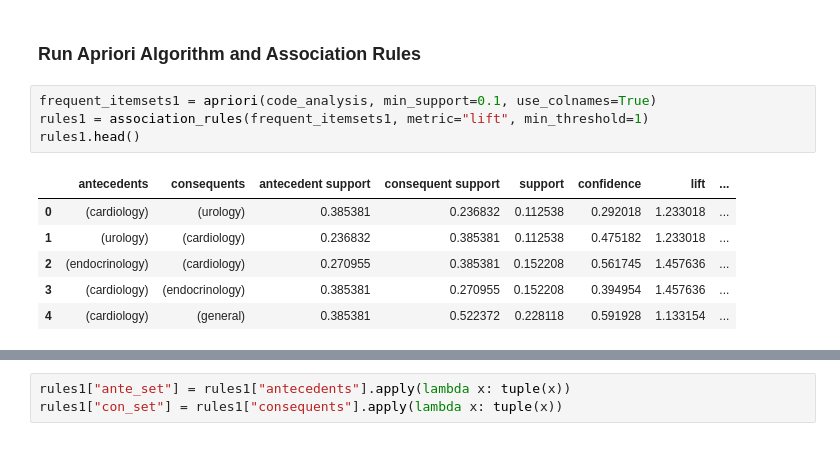
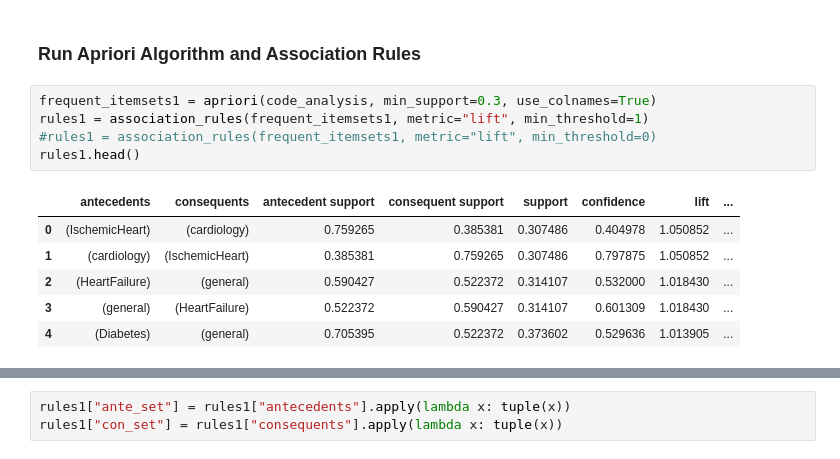
Before and after one commit to DebLeong/HealthCareCapstone, a Jupyter notebook: deb/Market Basket Analysis - illness2.ipynb, the cells around one changed output, grey strips where cells are left out. Drawn from its saved outputs; the diff is of its cells as text.

```diff
--- a/deb/Market Basket Analysis - illness2.ipynb
+++ b/deb/Market Basket Analysis - illness2.ipynb
@@ -551,16 +559,17 @@ count.plot(kind="bar")
 # %% [markdown]
 ### Run Apriori Algorithm and Association Rules
 # %%
-frequent_itemsets1 = apriori(code_analysis, min_support=0.1, use_colnames=True)
+frequent_itemsets1 = apriori(code_analysis, min_support=0.3, use_colnames=True)
 rules1 = association_rules(frequent_itemsets1, metric="lift", min_threshold=1)
+#rules1 = association_rules(frequent_itemsets1, metric="lift", min_threshold=0)
 rules1.head()
 # %% [output]
 |  | antecedents | consequents | antecedent support | consequent support | support | confidence | lift | ... |
-| 0 | (cardiology) | (urology) | 0.385381 | 0.236832 | 0.112538 | 0.292018 | 1.233018 | ... |
-| 1 | (urology) | (cardiology) | 0.236832 | 0.385381 | 0.112538 | 0.475182 | 1.233018 | ... |
-| 2 | (endocrinology) | (cardiology) | 0.270955 | 0.385381 | 0.152208 | 0.561745 | 1.457636 | ... |
-| 3 | (cardiology) | (endocrinology) | 0.385381 | 0.270955 | 0.152208 | 0.394954 | 1.457636 | ... |
-| 4 | (cardiology) | (general) | 0.385381 | 0.522372 | 0.228118 | 0.591928 | 1.133154 | ... |
+| 0 | (IschemicHeart) | (cardiology) | 0.759265 | 0.385381 | 0.307486 | 0.404978 | 1.050852 | ... |
+| 1 | (cardiology) | (IschemicHeart) | 0.385381 | 0.759265 | 0.307486 | 0.797875 | 1.050852 | ... |
+| 2 | (HeartFailure) | (general) | 0.590427 | 0.522372 | 0.314107 | 0.532000 | 1.018430 | ... |
+| 3 | (general) | (HeartFailure) | 0.522372 | 0.590427 | 0.314107 | 0.601309 | 1.018430 | ... |
+| 4 | (Diabetes) | (general) | 0.705395 | 0.522372 | 0.373602 | 0.529636 | 1.013905 | ... |
 # %%
 rules1
 # %% [output]
```
Also changed, not shown: parts of 37 cells of this notebook, 1 other file.
